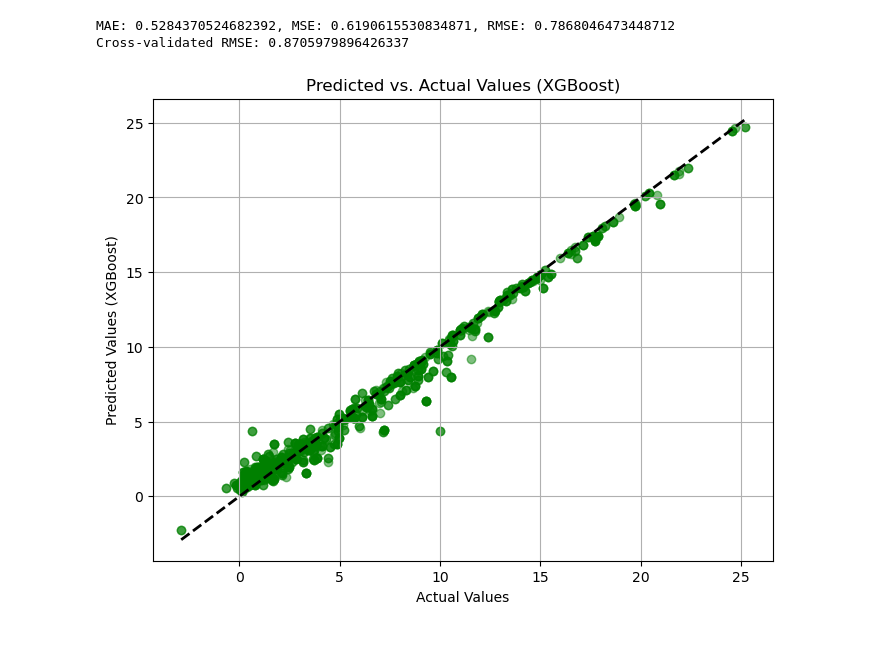
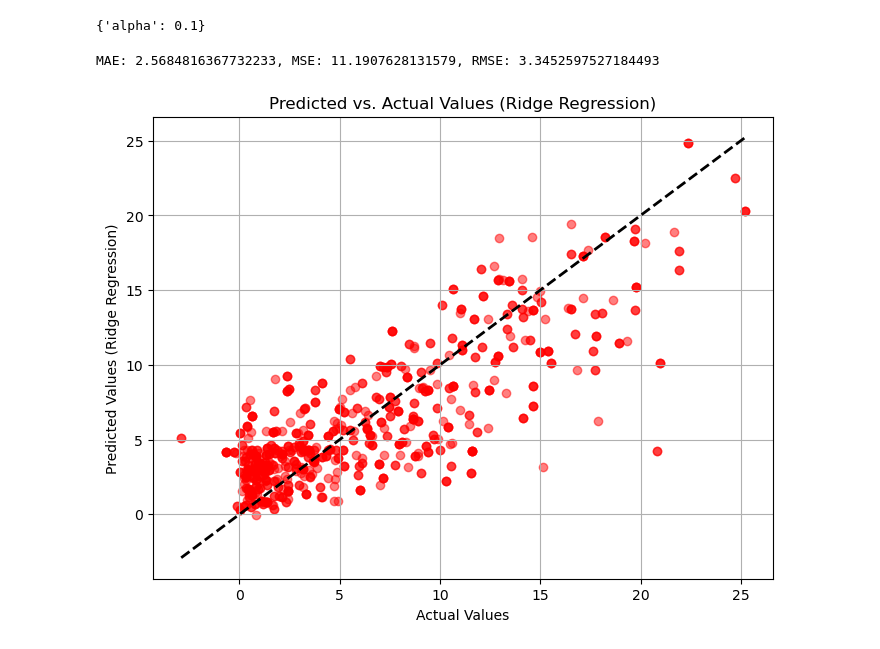
Before and after one commit to J-Mikolajczyk/fantasy-football, a Jupyter notebook: FantasyFootballModel.ipynb, the cells around one changed output. Cells and saved outputs as stored; diff of their text form; code cells hidden in the pictures.

```diff
--- a/FantasyFootballModel.ipynb
+++ b/FantasyFootballModel.ipynb
@@ -176,30 +236,39 @@ Parameters: { "min_samples_split" } are not used.
+# %%
+
+Ridge_param = Ridge()
+
+param_grid = {
+    'alpha': [0.01, 0.1, 1.0, 10.0],  # Regularization strength
+}
+gwiddy = GridSearchCV(Ridge_param,param_grid= param_grid, cv = 5)
+
+gwiddy.fit(X_train, y_train)
+print(gwiddy.best_params_)
+# %% [output]
+{'alpha': 0.1}
 # %%
+# Creating Ridge Model
+better_ridge_regressor = Ridge(alpha=.01)
+better_ridge_regressor.fit(X_train, y_train)
 
-
-
-better_xgb = xgb.XGBRegressor(learning_rate=.07, max_depth = 7)
-
-better_xgb.fit(X_train, y_train)
-y_pred_xgb = better_xgb.predict(X_val)
-mae = mean_absolute_error(y_val, y_pred_xgb)
-mse = mean_squared_error(y_val, y_pred_xgb)
+# Getting Ridge Predictions
+y_pred_ridge = better_ridge_regressor.predict(X_test)
+mae_ridge = mean_absolute_error(y_test, y_pred_ridge)
+mae = mean_absolute_error(y_test, y_pred_ridge)
+mse = mean_squared_error(y_test, y_pred_ridge)
 rmse = np.sqrt(mse)
 print(f'MAE: {mae}, MSE: {mse}, RMSE: {rmse}')
 
-cv_scores = cross_val_score(better_xgb, X_train, y_train, cv=5, scoring='neg_mean_squared_error')
-cv_rmse_scores = np.sqrt(-cv_scores)
-print(f'Cross-validated RMSE: {cv_rmse_scores.mean()}')
-
+# Plotting predicted vs. actual values for Ridge regression
 plt.figure(figsize=(8, 6))
-plt.scatter(y_val, y_pred_xgb, color='green', alpha=0.5)
-plt.plot([y_val.min(), y_val.max()], [y_val.min(), y_val.max()], 'k--', lw=2)
+plt.scatter(y_test, y_pred_ridge, color='red', alpha=0.5)
+plt.plot([y_test.min(), y_test.max()], [y_test.min(), y_test.max()], 'k--', lw=2)
 plt.xlabel('Actual Values')
-plt.ylabel('Predicted Values (XGBoost)')
-plt.title('Predicted vs. Actual Values (XGBoost)')
+plt.ylabel('Predicted Values (Ridge Regression)')
+plt.title('Predicted vs. Actual Values (Ridge Regression)')
 plt.grid(True)
 plt.show()
 # %% [output]
-MAE: 0.5284370524682392, MSE: 0.6190615530834871, RMSE: 0.7868046473448712
-Cross-validated RMSE: 0.8705979896426337
+MAE: 2.5684816367732233, MSE: 11.1907628131579, RMSE: 3.3452597527184493
-[figure, old version]
+[figure, new version]
 # %%
```
Also changed, not shown: parts of 13 cells of this notebook, 1 other file.
